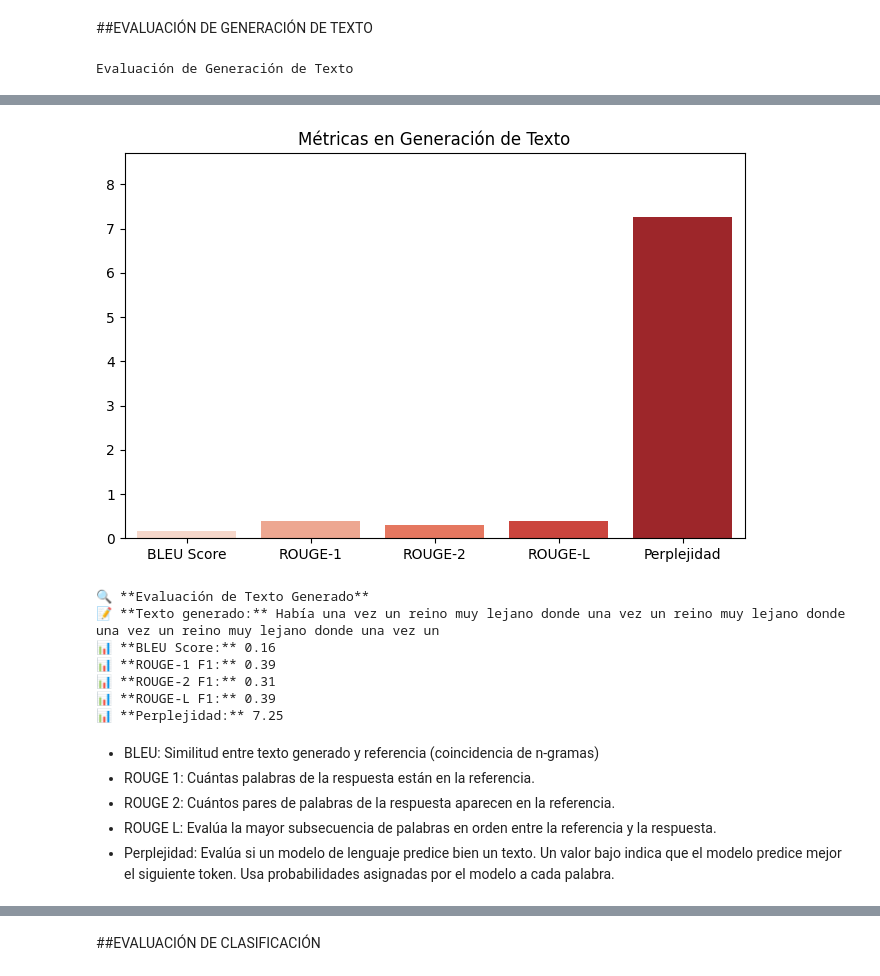
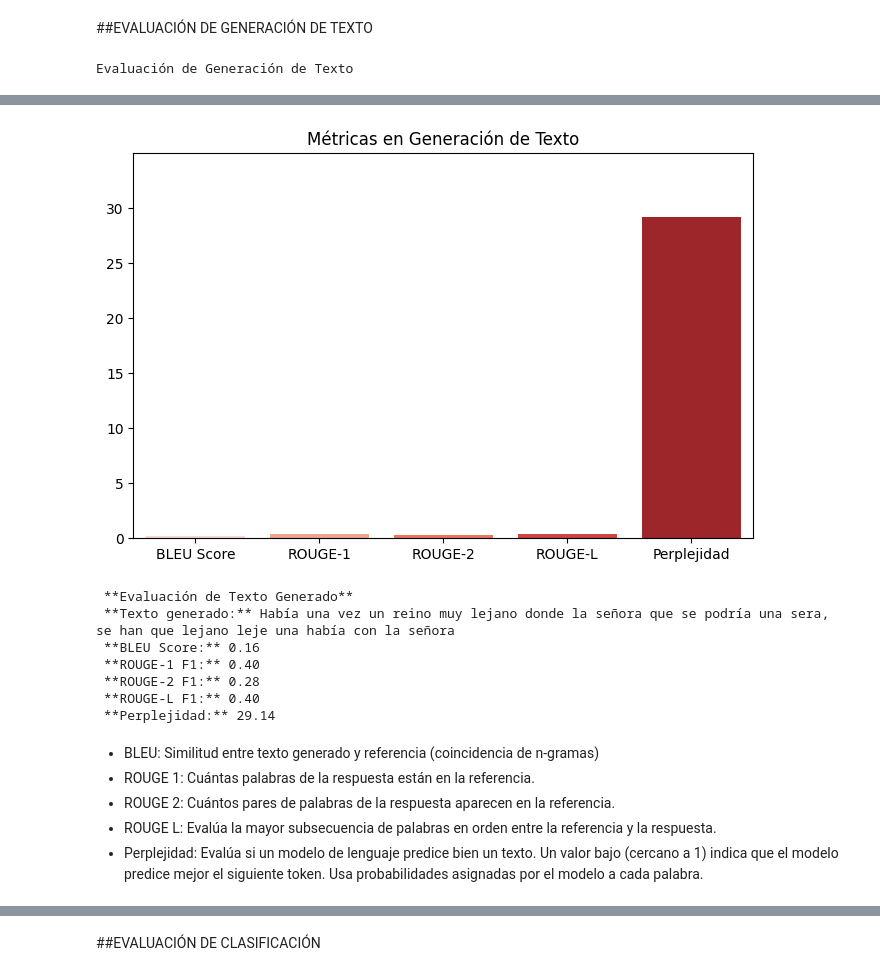
Before and after one commit to cbadenes/curso-pln, a Jupyter notebook: notebooks/proyecto_apoyo/04_Evaluación.ipynb, the cells around one changed output, grey strips where cells are left out. Cells and saved outputs as stored; diff of their text form; code cells hidden in the pictures.

```diff
--- a/notebooks/proyecto_apoyo/04_Evaluación.ipynb
+++ b/notebooks/proyecto_apoyo/04_Evaluación.ipynb
@@ -39,12 +48,6 @@ import seaborn as sns
 from transformers import AutoModelForCausalLM, AutoTokenizer
 from nltk.translate.bleu_score import sentence_bleu, SmoothingFunction
 from rouge_score import rouge_scorer
-
-# ----------------------------
-# Evaluación de Generación de Texto
-# ----------------------------
-
-print("Evaluación de Generación de Texto")
 
 # Cargar modelo GPT-2 y tokenizer
 tokenizer = AutoTokenizer.from_pretrained("gpt2")
@@ -63,7 +66,11 @@ generated_output = model_gen.generate(
     attention_mask=inputs["attention_mask"],  # Agregar atención a los tokens válidos
     max_length=50,
     num_return_sequences=1,
-    pad_token_id=tokenizer.eos_token_id  # Evita advertencias de Hugging Face
+    pad_token_id=tokenizer.eos_token_id,  # Evita advertencias de Hugging Face
+    do_sample=True,
+    top_k=50,
+    top_p=0.95,
+    temperature=0.7
 )
 
 generated_text = tokenizer.decode(generated_output[0], skip_special_tokens=True)
@@ -124,12 +131,12 @@ plt.show()
 # Imprimir Resultados
 # ----------------------------
 
-print("\n🔍 **Evaluación de Texto Generado**")
-print(f"📝 **Texto generado:** {generated_text}")
-print(f"📊 **BLEU Score:** {bleu_score:.2f}")
-print(f"📊 **ROUGE-1 F1:** {rouge_scores['rouge1'].fmeasure:.2f}")
-print(f"📊 **ROUGE-2 F1:** {rouge_scores['rouge2'].fmeasure:.2f}")
-print(f"📊 **ROUGE-L F1:** {rouge_scores['rougeL'].fmeasure:.2f}")
-print(f"📊 **Perplejidad:** {perplexity:.2f}")
+print("\n **Evaluación de Texto Generado**")
+print(f" **Texto generado:** {generated_text}")
+print(f" **BLEU Score:** {bleu_score:.2f}")
+print(f" **ROUGE-1 F1:** {rouge_scores['rouge1'].fmeasure:.2f}")
+print(f" **ROUGE-2 F1:** {rouge_scores['rouge2'].fmeasure:.2f}")
+print(f" **ROUGE-L F1:** {rouge_scores['rougeL'].fmeasure:.2f}")
+print(f" **Perplejidad:** {perplexity:.2f}")
 # %% [output]
 Evaluación de Generación de Texto
@@ -136,21 +145,21 @@ Evaluación de Generación de Texto
 Passing `palette` without assigning `hue` is deprecated and will be removed in v0.14.0. Assign the `x` variable to `hue` and set `legend=False` for the same effect.
 
   sns.barplot(x=metrica, y=datos_metricas, hue=None, legend=False, palette="Reds")
-[figure, old version]
+[figure, new version]
-🔍 **Evaluación de Texto Generado**
-📝 **Texto generado:** Había una vez un reino muy lejano donde una vez un reino muy lejano donde una vez un reino muy lejano donde una vez un
-📊 **BLEU Score:** 0.16
-📊 **ROUGE-1 F1:** 0.39
-📊 **ROUGE-2 F1:** 0.31
-📊 **ROUGE-L F1:** 0.39
-📊 **Perplejidad:** 7.25
+ **Evaluación de Texto Generado**
+ **Texto generado:** Había una vez un reino muy lejano donde la señora que se podría una sera, se han que lejano leje una había con la señora
+ **BLEU Score:** 0.16
+ **ROUGE-1 F1:** 0.40
+ **ROUGE-2 F1:** 0.28
+ **ROUGE-L F1:** 0.40
+ **Perplejidad:** 29.14
 # %% [markdown]
 * BLEU: Similitud entre texto generado y referencia (coincidencia de n-gramas)
 * ROUGE 1: Cuántas palabras de la respuesta están en
 la referencia.
 * ROUGE 2: Cuántos pares de palabras de la respuesta aparecen en la referencia.
 * ROUGE L: Evalúa la mayor subsecuencia de palabras en orden entre la referencia y la respuesta.
-* Perplejidad: Evalúa si un modelo de lenguaje predice bien un texto. Un valor bajo indica que el modelo predice mejor el siguiente token. Usa probabilidades asignadas por el modelo a cada palabra.
+* Perplejidad: Evalúa si un modelo de lenguaje predice bien un texto. Un valor bajo (cercano a 1) indica que el modelo predice mejor el siguiente token. Usa probabilidades asignadas por el modelo a cada palabra.
 # %%
 perplexity = calcular_perplejidad(model_gen, tokenizer, "Dog runs in the park")
 print("Perplejidad:", perplexity)
```
Also changed, not shown: parts of 20 cells of this notebook.
